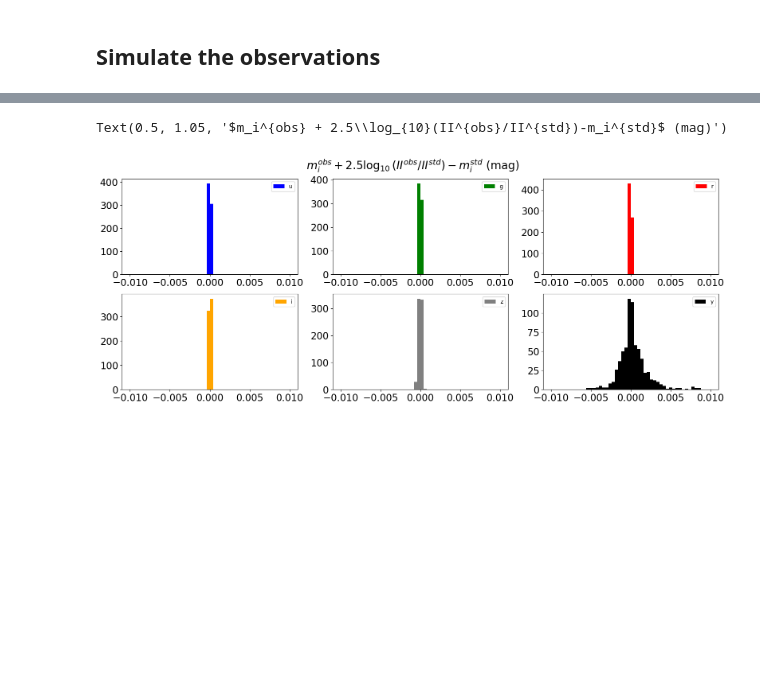
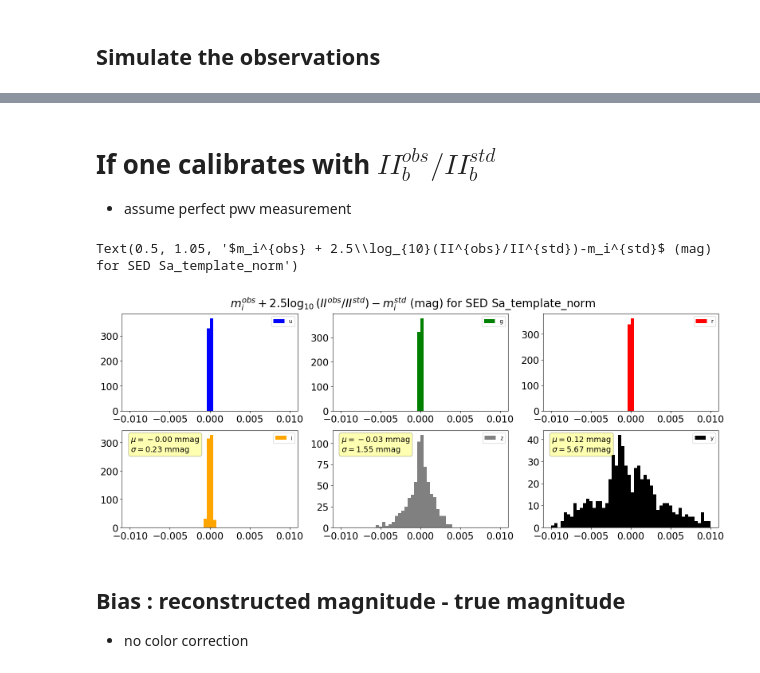
Before and after one commit to sylvielsstfr/RubinLSSTPhotometricCorrTuto, a Jupyter notebook: notebooks/03_Applications/03a_PhotoZ.ipynb, the cells around one changed output, grey strips where cells are left out. Drawn from its saved outputs; the diff is of its cells as text; code cells hidden in the pictures; blank space fills up the shorter version.

Commit message:
add histograms

```diff
--- a/notebooks/03_Applications/03a_PhotoZ.ipynb
+++ b/notebooks/03_Applications/03a_PhotoZ.ipynb
@@ -27,6 +27,7 @@ plt.rcParams["axes.labelsize"] = 'xx-large'
 plt.rcParams['axes.titlesize'] = 'xx-large'
 plt.rcParams['xtick.labelsize']= 'xx-large'
 plt.rcParams['ytick.labelsize']= 'xx-large'
+props = dict(boxstyle='round', facecolor='yellow', alpha=0.3)
 # %%
 from scipy import interpolate
 from astropy import constants as const
@@ -222,7 +224,14 @@ df_SED
 | sn1a_15.0 | sn |
 | sn1a_20.0 | sn |
 # %%
-sed_name = 'xspec_173'
+#sed_name = 'xspec_173'
+#sed_name = 'quasar'
+sed_name = 'Sa_template_norm'
+#sed_name = 'Sdm_template_norm0'
+#sed_name = 'Ell2_template_norm'
+#sed_name = 'sn1a_10.0'
+#sed_name = 'sn1a_15.0'
+#sed_name = 'sn1a_20.0'
 # %%
 z=0
 seds[sed_name].redshiftSED(z)
@@ -335,4 +344,5 @@ pc.CalculateMultiObs(am0,all_pwv,oz0,ncomp,tau0,beta0)
 ## Simulate the observations
 # %%
 # constant in zero point
-Z0PTconst = 2.5*np.log10(photoparams.gain*const.h.cgs.value/(photoparams.effarea*photoparams.nexp*photoparams.exptime))
+F0AB = 3631*(1*u.Jy).cgs.value
+Z0PTconst = 2.5*np.log10((F0AB*photoparams.effarea*photoparams.nexp*photoparams.exptime)/(photoparams.gain*const.h.cgs.value))
@@ -440,16 +476,62 @@ Text(0.5, 1.05, '$m_i^{obs}-m_i^{std}$ (mag)')
+# %% [markdown]
+# If one calibrates with $II_b^{obs}/II_b^{std}$
+
+- assume perfect pwv measurement
 # %%
 fig, ax = plt.subplots(2,3,figsize=(16,6))
-ax[0,0].hist(df["miobs_u"]+df["magratioII0_u"]-df["mistd_u"],bins=50,range=(-0.01,0.01),facecolor=filter_color[0],label=filter_tagnames[0] )
-ax[0,1].hist(df["miobs_g"]+df["magratioII0_g"]-df["mistd_g"],bins=50,range=(-0.01,0.01),facecolor=filter_color[1],label=filter_tagnames[1])
-ax[0,2].hist(df["miobs_r"]+df["magratioII0_r"]-df["mistd_r"],bins=50,range=(-0.01,0.01),facecolor=filter_color[2],label=filter_tagnames[2])
-ax[1,0].hist(df["miobs_i"]+df["magratioII0_i"]-df["mistd_i"],bins=50,range=(-0.01,0.01),facecolor=filter_color[3],label=filter_tagnames[3])
-ax[1,1].hist(df["miobs_z"]+df["magratioII0_z"]-df["mistd_z"],bins=50,range=(-0.01,0.01),facecolor=filter_color[4],label=filter_tagnames[4])
-ax[1,2].hist(df["miobs_y"]+df["magratioII0_y"]-df["mistd_y"],bins=50,range=(-0.01,0.01),facecolor=filter_color[5],label=filter_tagnames[5])
+# u
+values = df["miobs_u"]+df["magratioII0_u"]-df["mistd_u"]
+ax[0,0].hist(values,bins=50,range=(-0.01,0.01),facecolor=filter_color[0],label=filter_tagnames[0] )
+# g
+values = df["miobs_g"]+df["magratioII0_g"]-df["mistd_g"]
+ax[0,1].hist(values,bins=50,range=(-0.01,0.01),facecolor=filter_color[1],label=filter_tagnames[1])
+# r
+values = df["miobs_r"]+df["magratioII0_r"]-df["mistd_r"]
+ax[0,2].hist(values,bins=50,range=(-0.01,0.01),facecolor=filter_color[2],label=filter_tagnames[2])
+
+# i
+values = df["miobs_i"]+df["magratioII0_i"]-df["mistd_i"]
+mean = values.describe()["mean"]*1000
+std = values.describe()["std"]*1000
+textstr = '\n'.join((
+    r'$\mu=%.2f$ mmag' % (mean, ),
+    r'$\sigma=%.2f$ mmag' % (std, )))
+ax[1,0].hist(values,bins=50,range=(-0.01,0.01),facecolor=filter_color[3],label=filter_tagnames[3])
+ax[1,0].text(0.05, 0.95, textstr, transform=ax[1,0].transAxes, fontsize=14,
+        verticalalignment='top', bbox=props)
+
+
+#z
+values = df["miobs_z"]+df["magratioII0_z"]-df["mistd_z"]
+mean = values.describe()["mean"]*1000
+std = values.describe()["std"]*1000
+textstr = '\n'.join((
+    r'$\mu=%.2f$ mmag' % (mean, ),
+    r'$\sigma=%.2f$ mmag' % (std, )))
+ax[1,1].hist(values,bins=50,range=(-0.01,0.01),facecolor=filter_color[4],label=filter_tagnames[4])
+ax[1,1].text(0.05, 0.95, textstr, transform=ax[1,1].transAxes, fontsize=14,
+        verticalalignment='top', bbox=props)
+
+# y
+values = df["miobs_y"]+df["magratioII0_y"]-df["mistd_y"]
+mean = values.describe()["mean"]*1000
+std = values.describe()["std"]*1000
+textstr = '\n'.join((
+    r'$\mu=%.2f$ mmag' % (mean, ),
+    r'$\sigma=%.2f$ mmag' % (std, )))
+ax[1,2].hist(values,bins=50,range=(-0.01,0.01),facecolor=filter_color[5],label=filter_tagnames[5])
+ax[1,2].text(0.05, 0.95, textstr, transform=ax[1,2].transAxes, fontsize=14,
+        verticalalignment='top', bbox=props)
+
 for ix in range(3):
     for iy in range(2):
         ax[iy,ix].legend()
 plt.tight_layout()
-plt.suptitle("$m_i^{obs} + 2.5\log_{10}(II^{obs}/II^{std})-m_i^{std}$ (mag)",fontsize=20,y=1.05)
+plt.suptitle("$m_i^{obs} + 2.5\log_{10}(II^{obs}/II^{std})-m_i^{std}$ (mag)" +f" for SED {sed_name}",fontsize=20,y=1.05)
 # %% [output]
-Text(0.5, 1.05, '$m_i^{obs} + 2.5\\log_{10}(II^{obs}/II^{std})-m_i^{std}$ (mag)')
+Text(0.5, 1.05, '$m_i^{obs} + 2.5\\log_{10}(II^{obs}/II^{std})-m_i^{std}$ (mag) for SED Sa_template_norm')
-[figure, old version]
+[figure, new version]
+# %% [markdown]
+## Bias : reconstructed magnitude - true magnitude
+
+- no color correction
```
Also changed, not shown: parts of 11 cells of this notebook.
